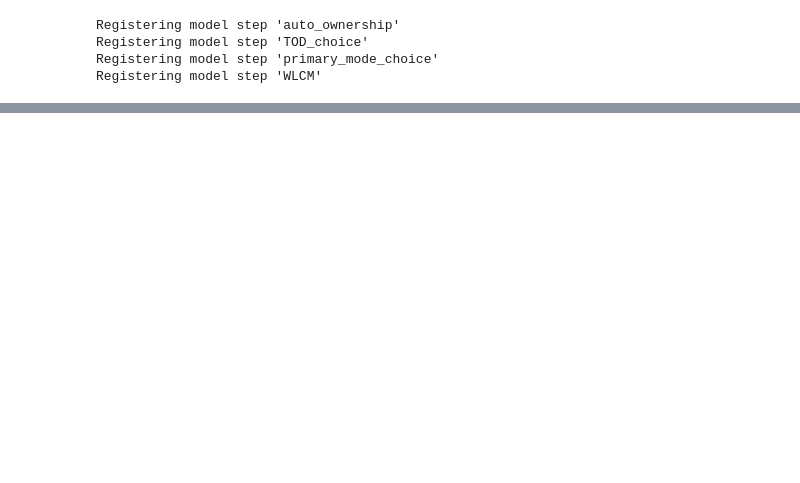
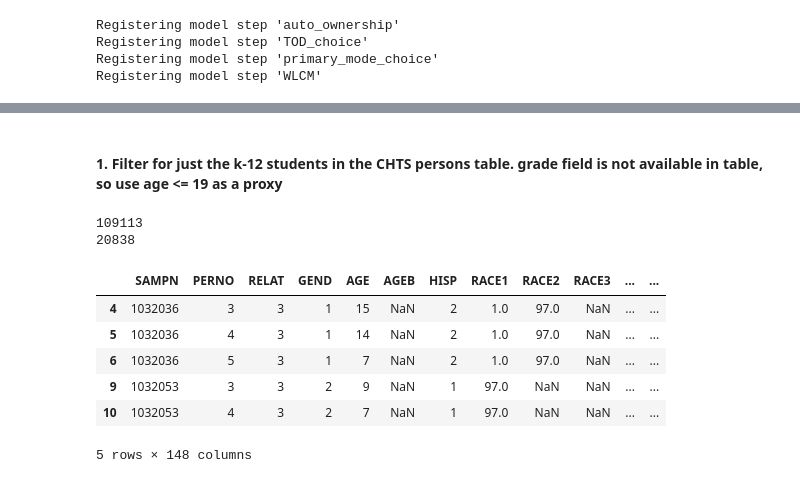
Before and after one commit to ual/ual_model_workspace, a Jupyter notebook: spring-2019-models/notebooks-amelia/clean CHTS data for school mode choice.ipynb, the cells around one changed output, grey strips where cells are left out. Saved outputs shown, nothing was run; the diff lists cells and outputs as text; code cells hidden in the pictures; blank space fills up the shorter version.

```diff
--- a/spring-2019-models/notebooks-amelia/clean CHTS data for school mode choice.ipynb
+++ b/spring-2019-models/notebooks-amelia/clean CHTS data for school mode choice.ipynb
@@ -418,0 +73,18 @@ NameError: name 'tripsR' is not defined
+# %% [markdown]
+#### 1.  Filter for just the k-12 students in the CHTS persons table. grade field is not available in table, so use age <= 19 as a proxy
+# %%
+chts_stu = person.loc[(person['STUDE'].isin([1, 2])) & (person["AGE"] <= 19)]
+print(len(person))
+print(len(chts_stu))
+
+chts_stu.head()
+# %% [output]
+109113
+20838
+|  | SAMPN | PERNO | RELAT | GEND | AGE | AGEB | HISP | RACE1 | RACE2 | RACE3 | ... | ... |
+| 4 | 1032036 | 3 | 3 | 1 | 15 | NaN | 2 | 1.0 | 97.0 | NaN | ... | ... |
+| 5 | 1032036 | 4 | 3 | 1 | 14 | NaN | 2 | 1.0 | 97.0 | NaN | ... | ... |
+| 6 | 1032036 | 5 | 3 | 1 | 7 | NaN | 2 | 1.0 | 97.0 | NaN | ... | ... |
+| 9 | 1032053 | 3 | 3 | 2 | 9 | NaN | 1 | 97.0 | NaN | NaN | ... | ... |
+| 10 | 1032053 | 4 | 3 | 2 | 7 | NaN | 1 | 97.0 | NaN | NaN | ... | ... |
+5 rows × 148 columns
```
Also changed, not shown: parts of 80 cells of this notebook.
